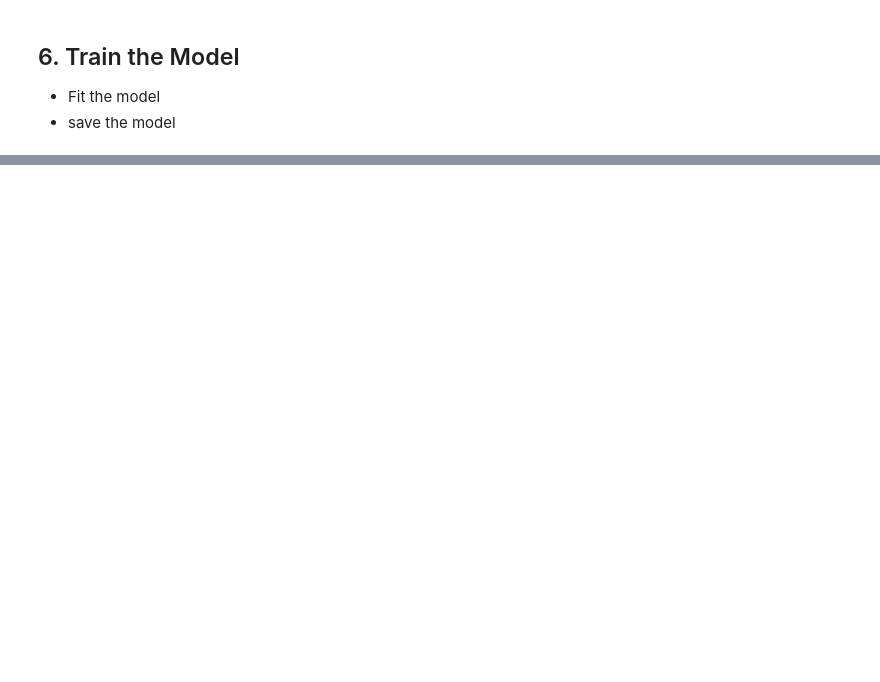
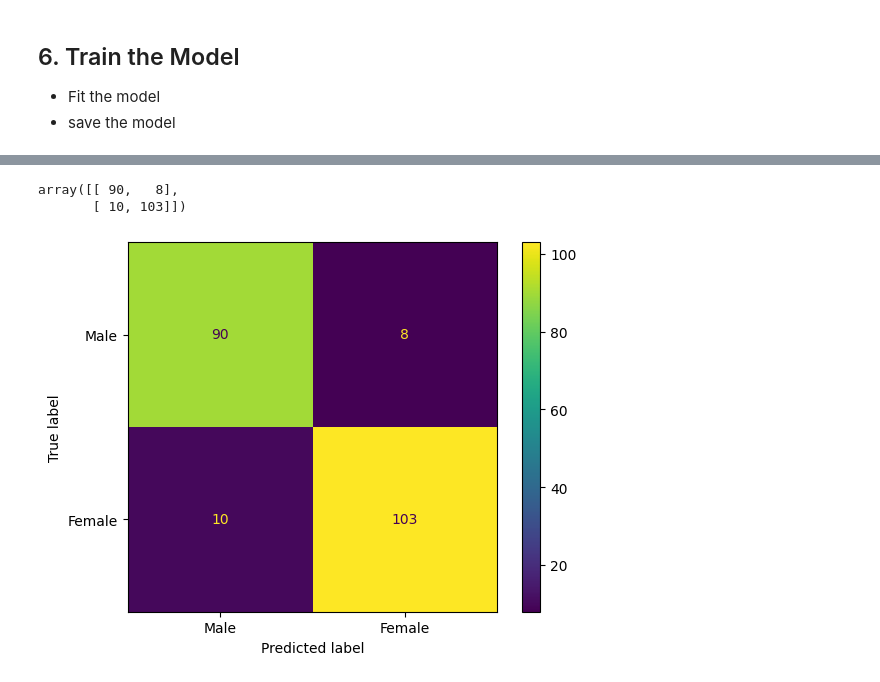
Before and after one commit to yuchild/magnimind_projects, a Jupyter notebook: 7-GenderIDTransfLearn.ipynb, the cells around one changed output, grey strips where cells are left out. Saved outputs shown, nothing was run; the diff lists cells and outputs as text; code cells hidden in the pictures; blank space fills up the shorter version.

```diff
--- a/7-GenderIDTransfLearn.ipynb
+++ b/7-GenderIDTransfLearn.ipynb
@@ -74,0 +361,2 @@ array(['image_id', '5_o_Clock_Shadow', 'Arched_Eyebrows', 'Attractive',
+# %%
+vgg_model = tf.keras.models.load_model("./models/gender_model.h5")
@@ -74,0 +401,2 @@ array(['image_id', '5_o_Clock_Shadow', 'Arched_Eyebrows', 'Attractive',
+# %%
+predict = vgg_model.predict(test_generator, steps=int(np.ceil(len(test_df) / BATCH_SIZE)))
@@ -74,0 +405,6 @@ array(['image_id', '5_o_Clock_Shadow', 'Arched_Eyebrows', 'Attractive',
+# %%
+prediction = predict.argmax(axis=-1)
+test_df['Prediction'] = ["Male" if ele == 1 else "Female" for ele in prediction]
+
+
+test_df
@@ -74,0 +425,14 @@ array(['image_id', '5_o_Clock_Shadow', 'Arched_Eyebrows', 'Attractive',
+# %%
+labels = ['Male','Female']
+
+cm = confusion_matrix(test_df['Gender'], test_df["Prediction"], labels= labels)
+cm
+# %% [output]
+array([[ 90,   8],
+       [ 10, 103]])
+# %%
+disp = ConfusionMatrixDisplay(confusion_matrix=cm,display_labels=labels)
+disp.plot()
+plt.show()
+# %% [output]
+[figure, added]
```
Also changed, not shown: parts of 31 cells of this notebook, 1 other file.
